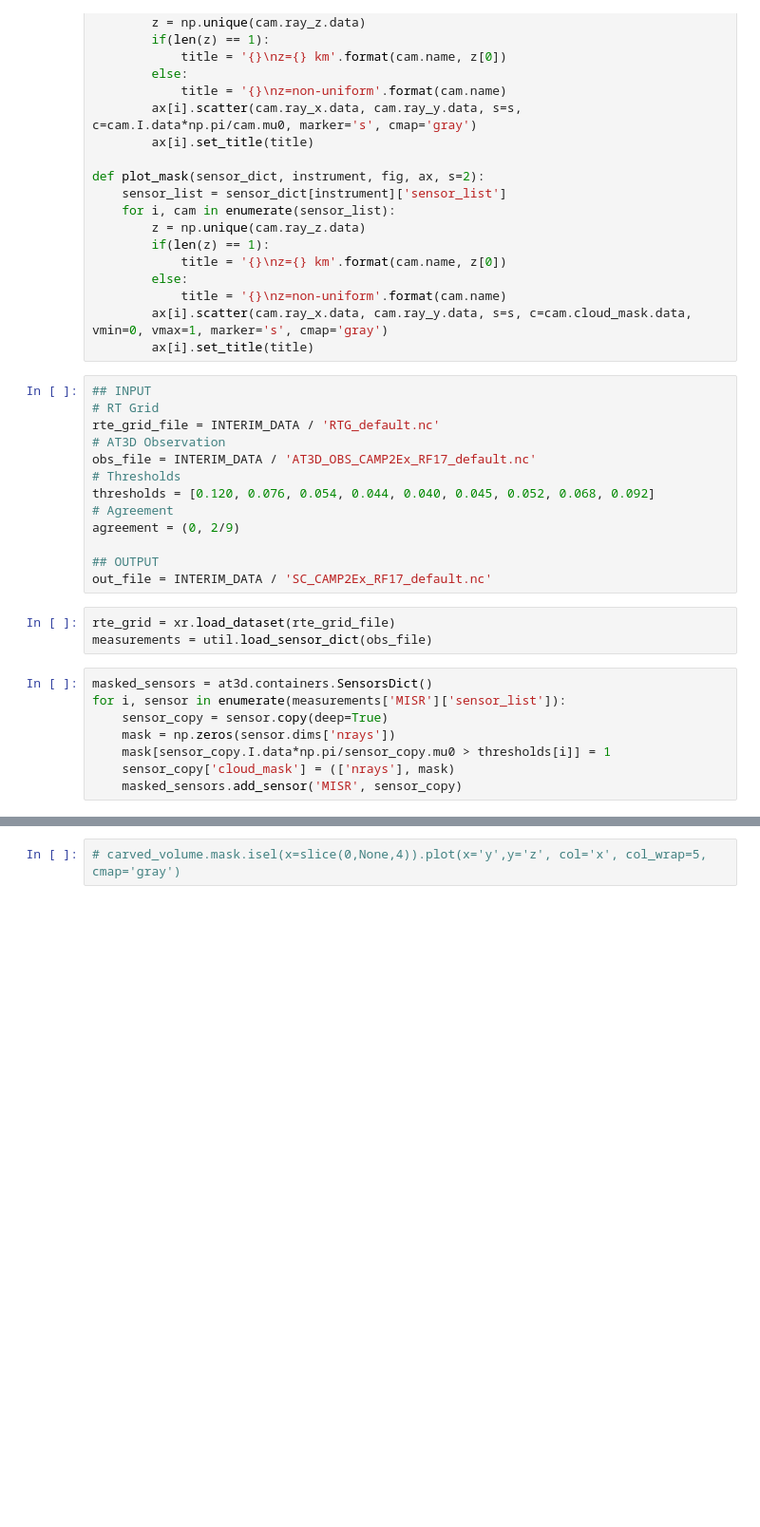
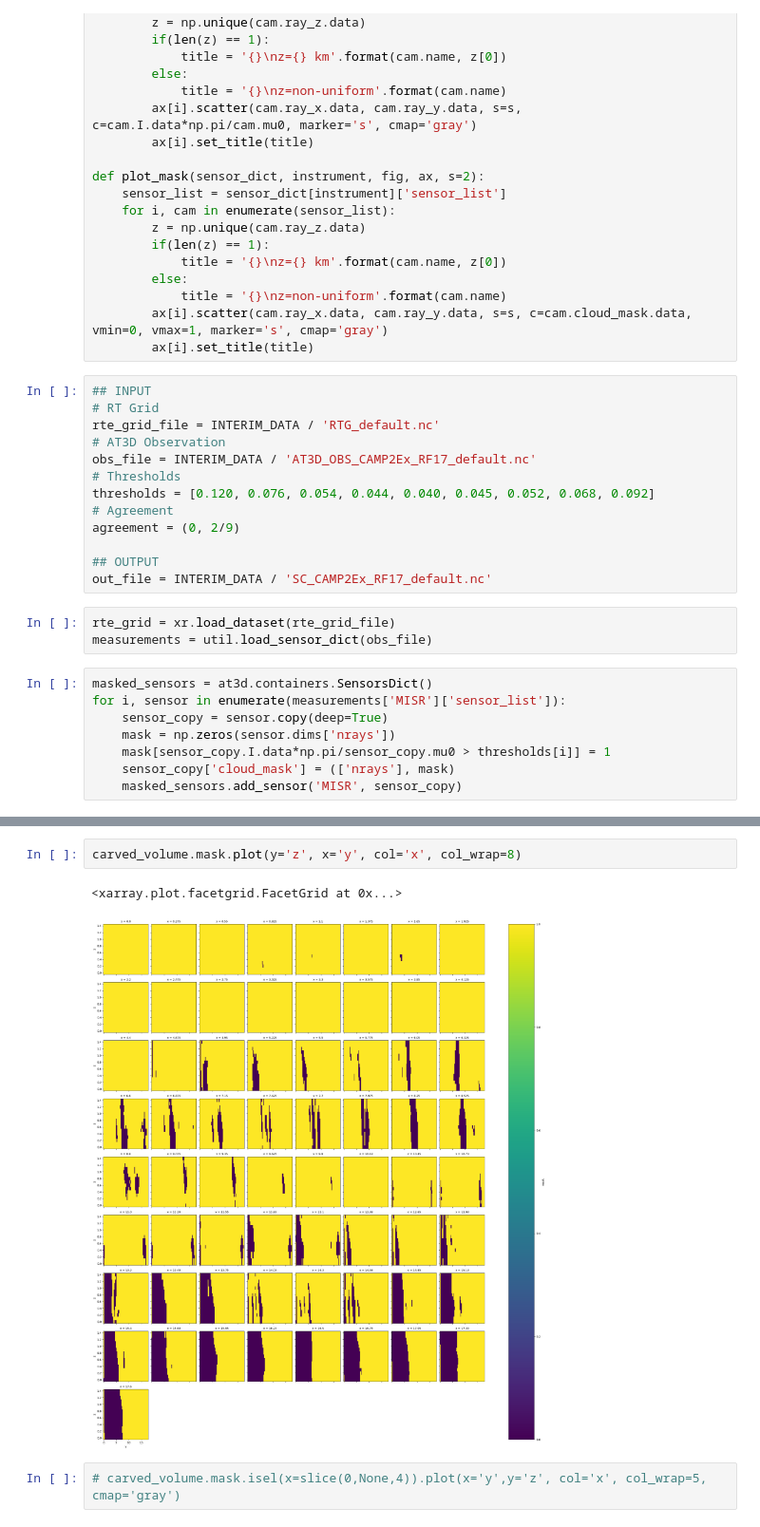
Before and after one commit to jlun17/misr-at3d-camp2ex, a Jupyter notebook: notebooks/preprocessing/space_carve.ipynb, the cells around one changed output, grey strips where cells are left out. Shown at 95% size. Cells and saved outputs as stored; diff of their text form; blank space fills up the shorter version.

```diff
--- a/notebooks/preprocessing/space_carve.ipynb
+++ b/notebooks/preprocessing/space_carve.ipynb
@@ -77,2 +79,7 @@ carved_volume.to_netcdf(out_file)
+# %%
+carved_volume.mask.plot(y='z', x='y', col='x', col_wrap=8)
+# %% [output]
+<xarray.plot.facetgrid.FacetGrid at 0x...>
+[figure, added]
 # %%
 # carved_volume.mask.isel(x=slice(0,None,4)).plot(x='y',y='z', col='x', col_wrap=5, cmap='gray')
```
Also changed, not shown: parts of 2 cells of this notebook, 5 other files.
